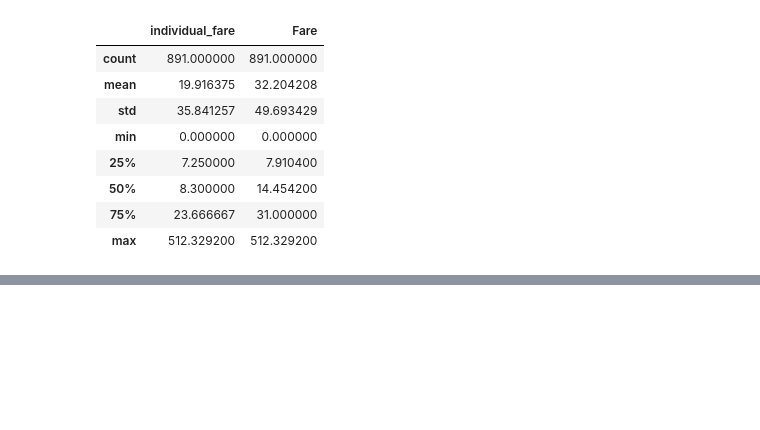
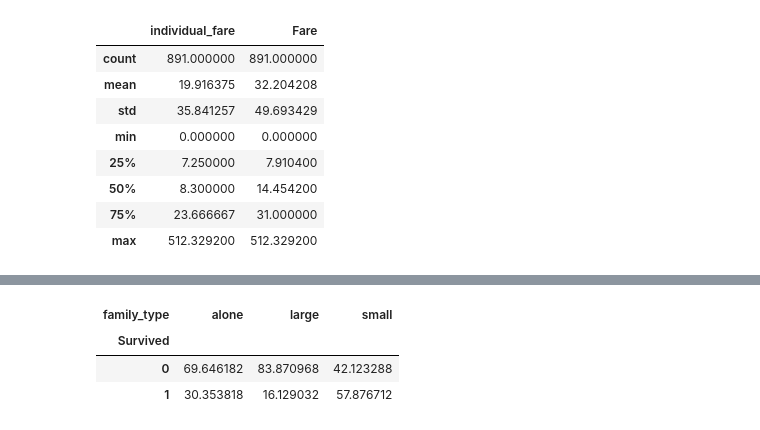
Before and after one commit to GitTanish/DataAnalysis, a Jupyter notebook: eda1.ipynb, the cells around one changed output, grey strips where cells are left out. Saved outputs shown, nothing was run; the diff lists cells and outputs as text; code cells hidden in the pictures; blank space fills up the shorter version.

```diff
--- a/eda1.ipynb
+++ b/eda1.ipynb
@@ -372,0 +400,25 @@ AttributeError: 'Series' object has no attribute 'length'
+# %%
+df['family_size'] = df['SibSp'] + df['Parch'] + 1
+# %%
+# family_type
+# 1 -> alone
+# 2-4 -> small
+# >5 -> large
+
+def transform_family_size(num):
+
+  if num == 1:
+    return 'alone'
+  elif num>1 and num <5:
+    return "small"
+  else:
+    return "large"
+# %%
+df['family_type'] = df['family_size'].apply(transform_family_size)
+# %%
+pd.crosstab(df['Survived'],df['family_type'],normalize='columns')*100
+# %% [output]
+| family_type | alone | large | small |
+| Survived |  |  |  |
+| 0 | 69.646182 | 83.870968 | 42.123288 |
+| 1 | 30.353818 | 16.129032 | 57.876712 |
```
Also changed, not shown: parts of 5 cells of this notebook.
